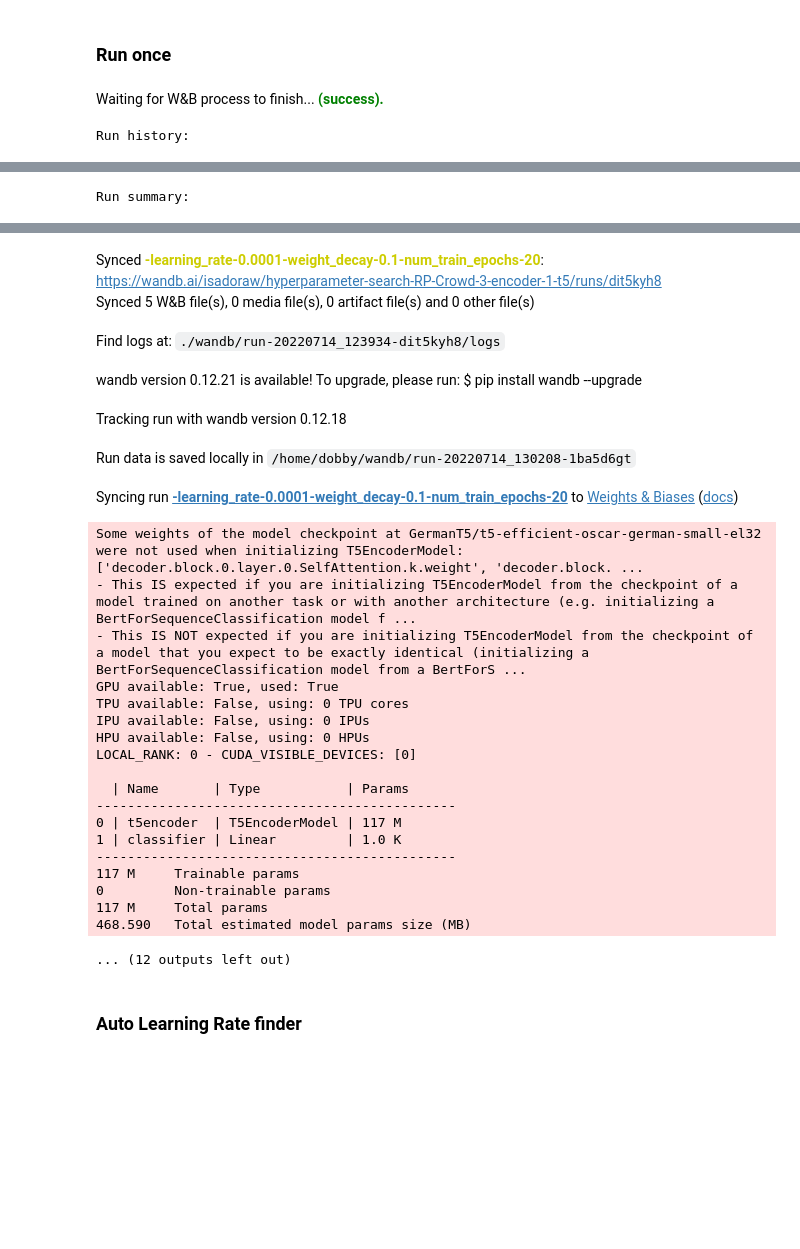
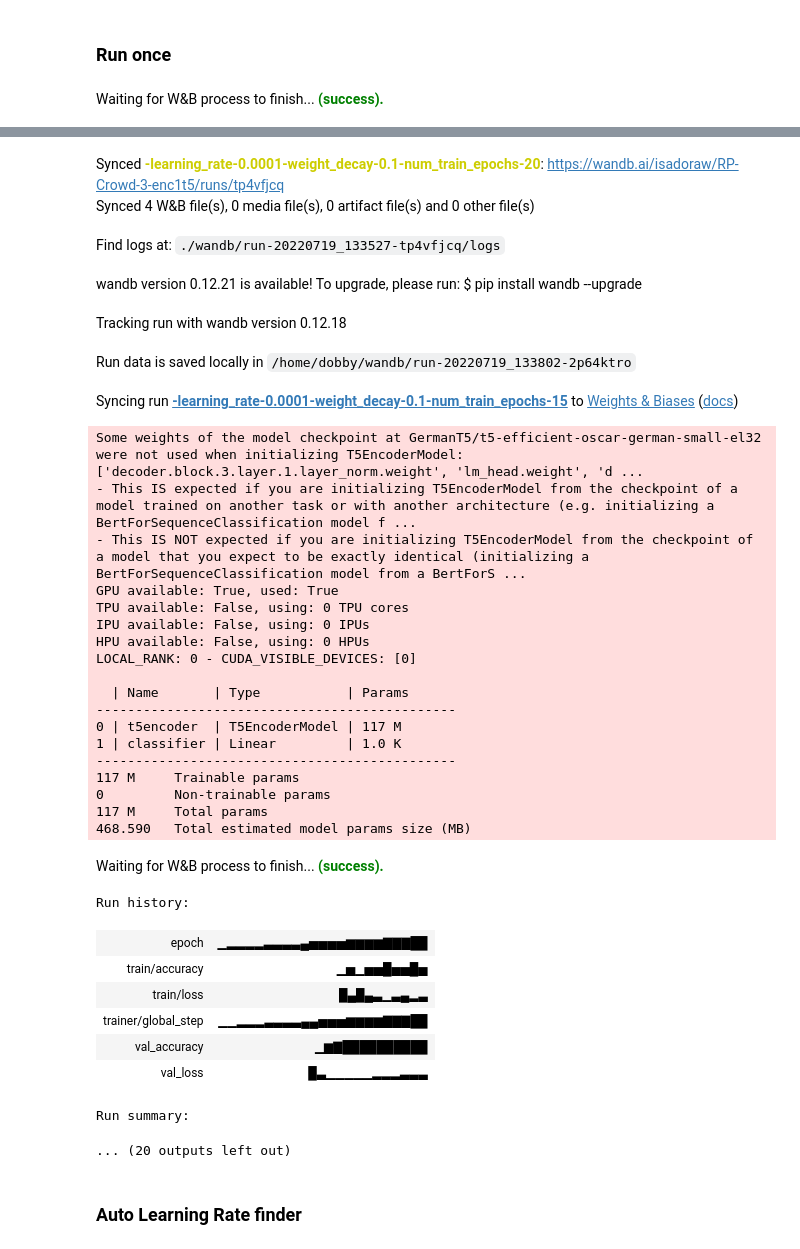
Before and after one commit to icwhite/moderat_transformers_rise, a Jupyter notebook: Training/encoderT5/encoder-t5-experiments.ipynb, the cells around one changed output, grey strips where cells are left out. Drawn from its saved outputs; the diff is of its cells as text; code cells hidden in the pictures; blank space fills up the shorter version.

Commit message:
ran a few more encoder t5 experiments and started getting the attention visualizations up and running

```diff
--- a/Training/encoderT5/encoder-t5-experiments.ipynb
+++ b/Training/encoderT5/encoder-t5-experiments.ipynb
@@ -195,9 +254,9 @@ def load_dataset(source):
 ### Important Constants
 # %%
 MODEL_NAME_OR_PATH = "GermanT5/t5-efficient-oscar-german-small-el32"
-DATASETS = ["RP-Crowd-2", "RP-Mod"]
-WANDB_PROJECT_NAME = f"{MODEL_NAME_OR_PATH}-all-datasets"
-OUTPUT_DIR = f"./{MODEL_NAME_OR_PATH}-results/"
+DATASETS = ["RP-Crowd-3", "RP-Crowd-2", "RP-Mod"]
+# WANDB_PROJECT_NAME = f"{MODEL_NAME_OR_PATH}-all-datasets"
+OUTPUT_DIR = f"./{MODEL_NAME_OR_PATH}-encoder-1-results/"
 TUNING_LEARNING_RATE = True
 # %%
 import os
@@ -260,15 +319,17 @@ def train(model_class, config, wandb_project_name):
     args = argparse.Namespace(**args_dict)
 
     # get train params and update with wandb logger, checkpoint callback, and early stopping callback
-    early_stop_callback = EarlyStopping(monitor="val/accuracy", patience=5, mode="max")
+    early_stop_callback = EarlyStopping(monitor="val_accuracy", patience=5, mode="max")
     wandb.finish()
 
     wandb_logger = WandbLogger(project=wandb_project_name,
             name=run_name)
-    wandb.define_metric("val/accuracy", summary="max")
+    wandb.define_metric("val_accuracy", summary="max")
 
     checkpoint_callback = pl.callbacks.ModelCheckpoint(
-                                dirpath=args.output_dir + "/" + run_name, filename="checkpoint", monitor="val/accuracy", mode="max", save_top_k=5
+                                dirpath=args.output_dir + "/" + wandb_project_name + "/" + run_name,
+                                filename="{epoch}-{val_accuracy:.2f}-{val_loss:.2f}",
+                                monitor="val_accuracy", mode="max", save_top_k=5
                                 )
 
     train_params["logger"] = wandb_logger
@@ -318,13 +379,12 @@ array([2.38403341e-06, 2.10821892e-06])
 run_once = True
 if run_once:
     config = {
-        "learning_rate": 1e-4,
+        "learning_rate": 0.0001,
         "weight_decay": 0.1,
-        "num_train_epochs": 20
+        "num_train_epochs": 15
     }
 
     for dataset in DATASETS:
-        do_one_training_run(dataset, Enc1T5, config, f"{dataset}-encoder-1-t5")
+        do_one_training_run(dataset, Enc1T5, config, f"{dataset}-enc1t5-attention-output")
 # %% [output]
 Waiting for W&B process to finish... (success).
-Run history:
@@ -337 +390,0 @@ Run history:
-Run summary:
@@ -343,29 +391,38 @@ Run summary:
-Synced -learning_rate-0.0001-weight_decay-0.1-num_train_epochs-20: https://wandb.ai/isadoraw/hyperparameter-search-RP-Crowd-3-encoder-1-t5/runs/dit5kyh8
-Synced 5 W&B file(s), 0 media file(s), 0 artifact file(s) and 0 other file(s)
+Synced -learning_rate-0.0001-weight_decay-0.1-num_train_epochs-20: https://wandb.ai/isadoraw/RP-Crowd-3-enc1t5/runs/tp4vfjcq
+Synced 4 W&B file(s), 0 media file(s), 0 artifact file(s) and 0 other file(s)
-Find logs at: ./wandb/run-20220714_123934-dit5kyh8/logs
+Find logs at: ./wandb/run-20220719_133527-tp4vfjcq/logs
 wandb version 0.12.21 is available! To upgrade, please run: $ pip install wandb --upgrade
 Tracking run with wandb version 0.12.18
-Run data is saved locally in /home/dobby/wandb/run-20220714_130208-1ba5d6gt
+Run data is saved locally in /home/dobby/wandb/run-20220719_133802-2p64ktro
-Syncing run -learning_rate-0.0001-weight_decay-0.1-num_train_epochs-20 to Weights & Biases (docs)
+Syncing run -learning_rate-0.0001-weight_decay-0.1-num_train_epochs-15 to Weights & Biases (docs)
+Some weights of the model checkpoint at GermanT5/t5-efficient-oscar-german-small-el32 were not used when initializing T5EncoderModel: ['decoder.block.3.layer.1.layer_norm.weight', 'lm_head.weight', 'd ...
+- This IS expected if you are initializing T5EncoderModel from the checkpoint of a model trained on another task or with another architecture (e.g. initializing a BertForSequenceClassification model f ...
+- This IS NOT expected if you are initializing T5EncoderModel from the checkpoint of a model that you expect to be exactly identical (initializing a BertForSequenceClassification model from a BertForS ...
+GPU available: True, used: True
+TPU available: False, using: 0 TPU cores
+IPU available: False, using: 0 IPUs
+HPU available: False, using: 0 HPUs
+LOCAL_RANK: 0 - CUDA_VISIBLE_DEVICES: [0]
+
+  | Name       | Type           | Params
+----------------------------------------------
+0 | t5encoder  | T5EncoderModel | 117 M
+1 | classifier | Linear         | 1.0 K
+----------------------------------------------
+117 M     Trainable params
+0         Non-trainable params
+117 M     Total params
+468.590   Total estimated model params size (MB)
+Waiting for W&B process to finish... (success).
+Run history:
+| epoch | ▁▂▂▂▂▃▃▃▃▄▅▅▅▅▆▆▆▆▇▇▇██ |
+| train/accuracy | ▁▅▁▅▅█▅▅█▅ |
+| train/loss | █▄█▄▃▁▃▄▂▃ |
+| trainer/global_step | ▁▁▂▂▂▃▃▃▃▄▄▅▅▅▆▆▆▆▇▇▇██ |
+| val_accuracy | ▁▆▇██████████ |
+| val_loss | █▃▁▁▁▁▁▂▂▂▃▃▃ |
-Some weights of the model checkpoint at GermanT5/t5-efficient-oscar-german-small-el32 were not used when initializing T5EncoderModel: ['decoder.block.0.layer.0.SelfAttention.k.weight', 'decoder.block. ...
-- This IS expected if you are initializing T5EncoderModel from the checkpoint of a model trained on another task or with another architecture (e.g. initializing a BertForSequenceClassification model f ...
-- This IS NOT expected if you are initializing T5EncoderModel from the checkpoint of a model that you expect to be exactly identical (initializing a BertForSequenceClassification model from a BertForS ...
-GPU available: True, used: True
-TPU available: False, using: 0 TPU cores
-IPU available: False, using: 0 IPUs
-HPU available: False, using: 0 HPUs
-LOCAL_RANK: 0 - CUDA_VISIBLE_DEVICES: [0]
-
-  | Name       | Type           | Params
-----------------------------------------------
-0 | t5encoder  | T5EncoderModel | 117 M
-1 | classifier | Linear         | 1.0 K
-----------------------------------------------
-117 M     Trainable params
-0         Non-trainable params
-117 M     Total params
-468.590   Total estimated model params size (MB)
+Run summary:
-... (12 outputs left out)
+... (20 outputs left out)
 # %% [markdown]
 ### Auto Learning Rate finder
 # %%
```
Also changed, not shown: parts of 6 cells of this notebook, 6 other files.
